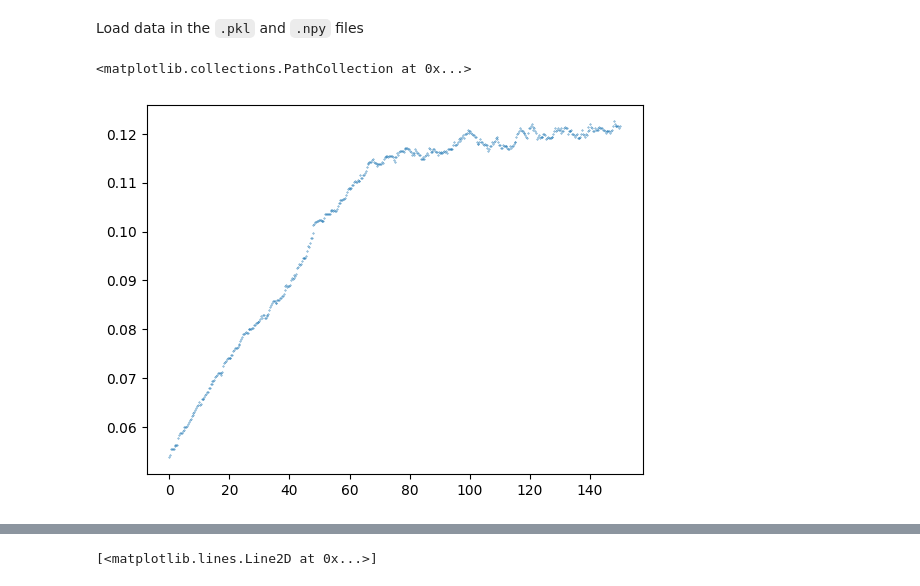
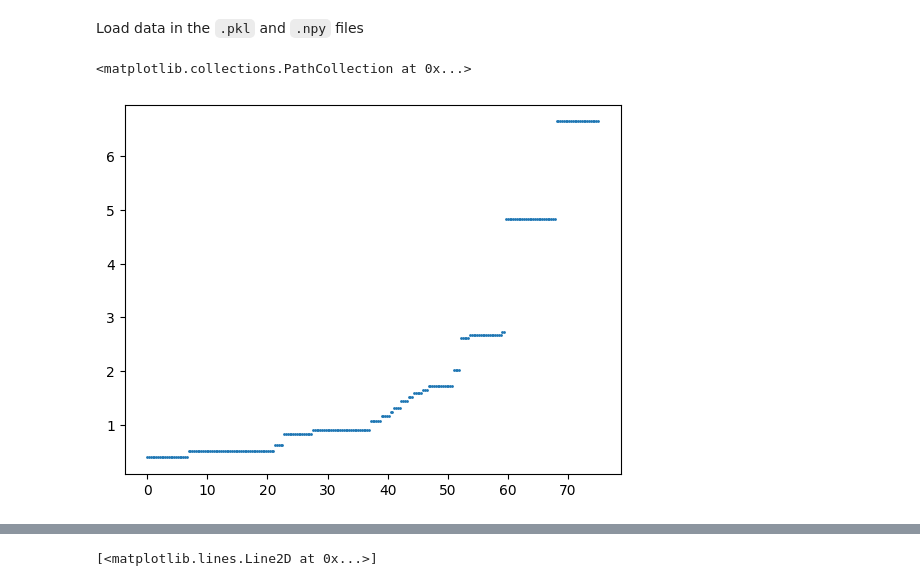
Before and after one commit to zhizhiL/merging_3D, a Jupyter notebook: analysis/test.ipynb, the cells around one changed output, grey strips where cells are left out. Saved outputs shown, nothing was run; the diff lists cells and outputs as text; code cells hidden in the pictures.

```diff
--- a/analysis/test.ipynb
+++ b/analysis/test.ipynb
@@ -32,7 +28,7 @@ Stokes number: 0.0006979166666666667 Froude number: 1.6932136536964906
 # %% [markdown]
 Load data in the `.pkl` and `.npy` files
 # %%
-N_realisation = 6
+N_realisation = 7
 directory = '../noInflux_random_sims/N_realisation_{}/'.format(N_realisation)
 
 
@@ -102,32 +98,37 @@ files = sorted([file for file in os.listdir(directory) if file.endswith('.npy')]
 # %%
 capture_eff_vol = []
 capture_eff_num = []
+capture_eff_amb = []
+max_stokes = []
 
 for n, file in enumerate(files):
 
     # if n == 0:
     #     data = np.load(os.path.join(directory, file))
     #     inside = data[:, 0] ** 2 + data[:, 1] ** 2 + data[:,2]**2 <= R0**2
     #     inside_stokes = data[inside, -1]
     #     inside_stokes_prev = inside_stokes.copy()
     #     data_prev = data.copy()
     #     continue
 
     data = np.load(os.path.join(directory, file))
-    inside = data[:, 0] ** 2 + data[:, 1] ** 2 + data[:,2]**2 <= R0**2
+    inside = data[:, 1] ** 2 + data[:, 2] ** 2 + data[:,3]**2 <= R0**2
     inside_stokes = data[inside, -1]
 
 
     # capture_eff_vol.append((np.sum((inside_stokes**1.5)) - np.sum((inside_stokes_prev**1.5))) / ((St0**1.5) * N_inf * dt * np.pi /480))
-    capture_eff_vol.append(np.sum((inside_stokes**1.5)) / ((St0**1.5) * N_inf * np.pi /48))
+    capture_eff_vol.append((48/np.pi) * np.sum((inside_stokes**1.5)) / ((St0**1.5) * N_inf ))
     capture_eff_num.append((3/np.pi)*np.sum(inside) / N_inf)
-
+    capture_eff_amb.append(np.sum(inside_stokes**1.5) / np.sum(data[~inside, -1]**1.5))
+    max_stokes.append(np.max(inside_stokes))
 
     # data_prev = data.copy()
     # inside_stokes_prev = inside_stokes.copy()
 
 # plt.scatter(np.arange(len(capture_eff_vol)) * dt, capture_eff_vol, s=0.1)
-plt.scatter(np.arange(len(capture_eff_num)) * dt, capture_eff_num, s=0.1)
+# plt.scatter(np.arange(len(capture_eff_num)) * dt, capture_eff_num, s=0.1)
+# plt.scatter(np.arange(len(capture_eff_amb)) * dt, capture_eff_amb, s=0.1)
+plt.scatter(np.arange(len(max_stokes)) * dt, max_stokes, s=1)
 # %% [output]
 <matplotlib.collections.PathCollection at 0x...>
-[figure, old version]
+[figure, new version]
```
Also changed, not shown: parts of 4 cells of this notebook, 1 other file.
